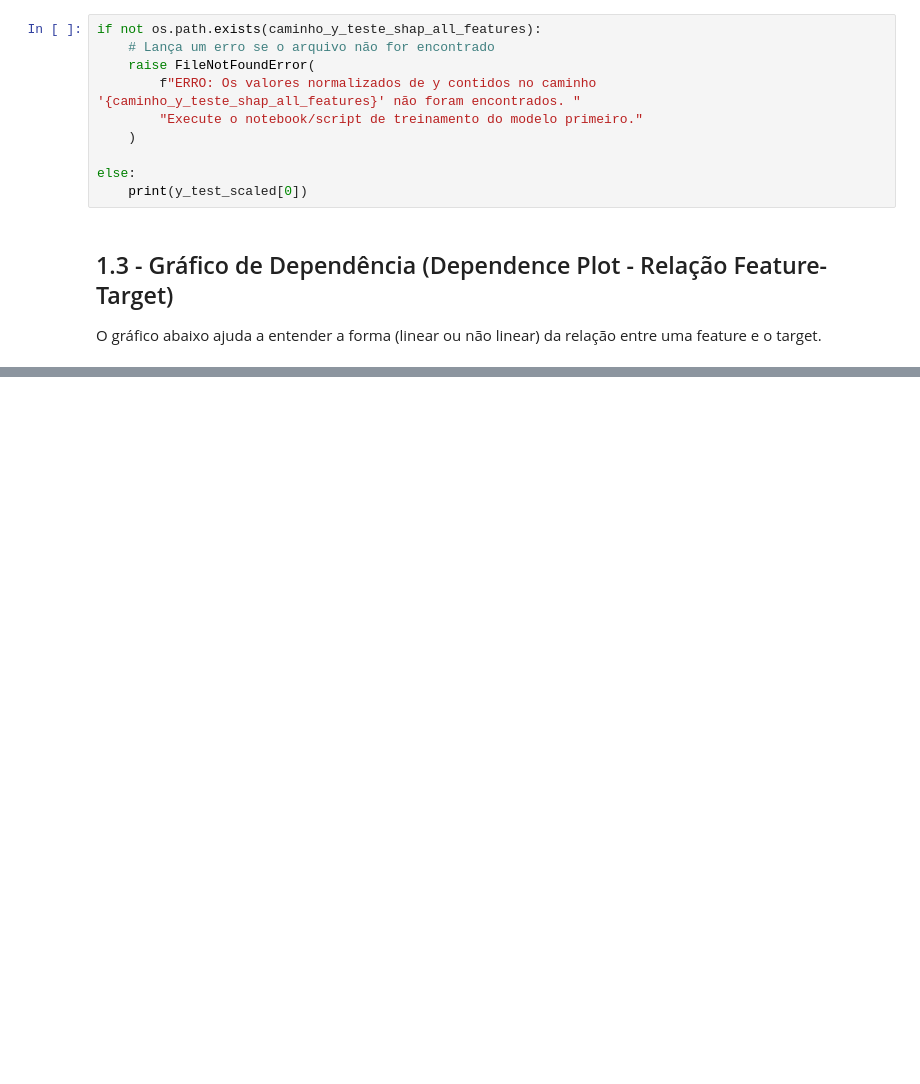
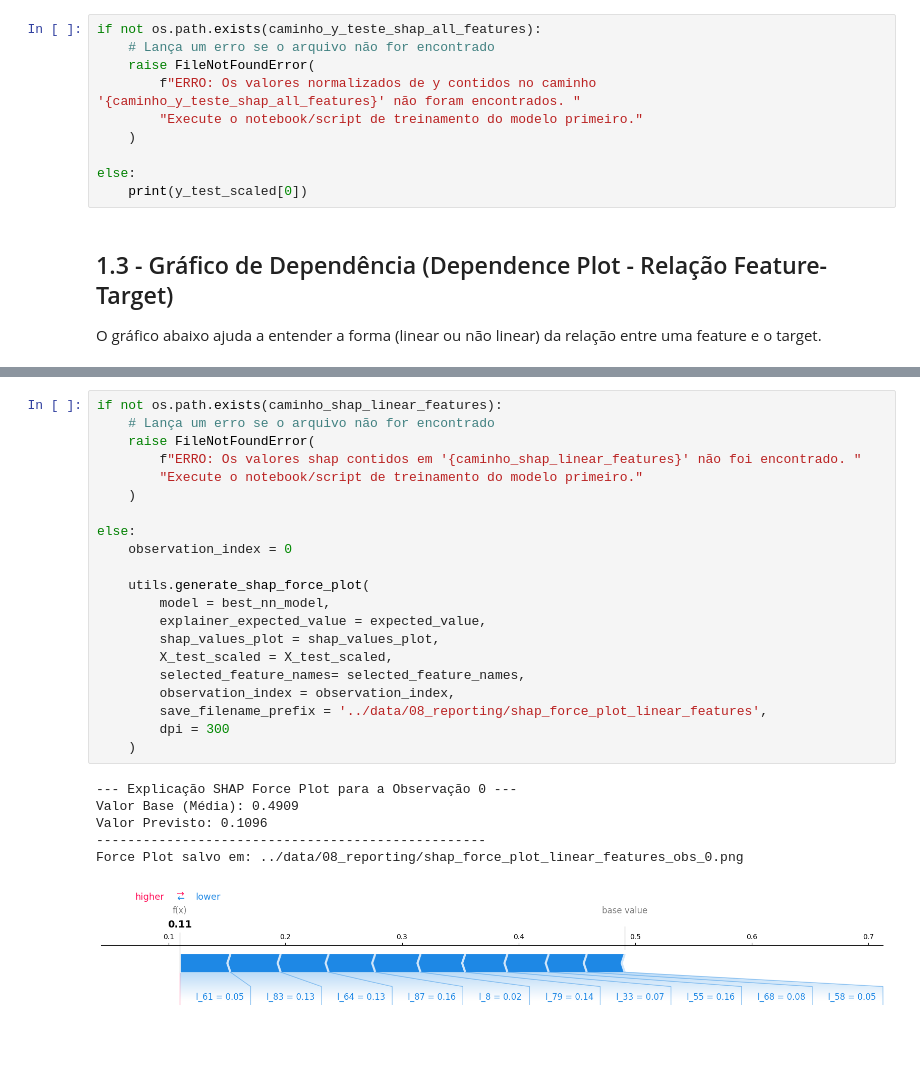
Before and after one commit to RenatodaCostaSantos/capacitacao, a Jupyter notebook: aeroespacial/notebooks/5_explicabilidade.ipynb, the cells around one changed output, grey strips where cells are left out. Drawn from its saved outputs; the diff is of its cells as text; blank space fills up the shorter version.

```diff
--- a/aeroespacial/notebooks/5_explicabilidade.ipynb
+++ b/aeroespacial/notebooks/5_explicabilidade.ipynb
@@ -358,0 +814,28 @@ else:
+# %%
+if not os.path.exists(caminho_shap_linear_features):
+    # Lança um erro se o arquivo não for encontrado
+    raise FileNotFoundError(
+        f"ERRO: Os valores shap contidos em '{caminho_shap_linear_features}' não foi encontrado. "
+        "Execute o notebook/script de treinamento do modelo primeiro."
+    )
+
+else:
+    observation_index = 0
+
+    utils.generate_shap_force_plot(
+        model = best_nn_model,
+        explainer_expected_value = expected_value,
+        shap_values_plot = shap_values_plot,
+        X_test_scaled = X_test_scaled,
+        selected_feature_names= selected_feature_names,
+        observation_index = observation_index,
+        save_filename_prefix = '../data/08_reporting/shap_force_plot_linear_features',
+        dpi = 300
+    )
+# %% [output]
+--- Explicação SHAP Force Plot para a Observação 0 ---
+Valor Base (Média): 0.4909
+Valor Previsto: 0.1096
+--------------------------------------------------
+Force Plot salvo em: ../data/08_reporting/shap_force_plot_linear_features_obs_0.png
+[figure, added]
```
Also changed, not shown: parts of 36 cells of this notebook, 3 other files.
